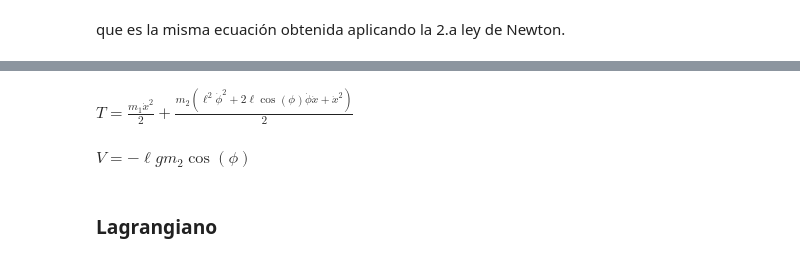
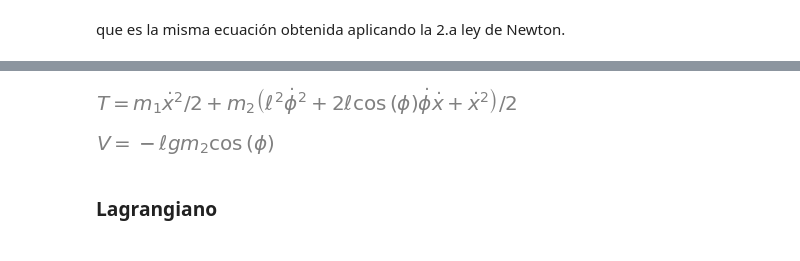
Before and after one commit to bettachini/MecanicaAnaliticaComputacional, a Jupyter notebook: 04EulerLagrange/eulerLagrangePéndulos.ipynb, the cells around one changed output, grey strips where cells are left out. Drawn from its saved outputs; the diff is of its cells as text; code cells hidden in the pictures.

```diff
--- a/04EulerLagrange/eulerLagrangePéndulos.ipynb
+++ b/04EulerLagrange/eulerLagrangePéndulos.ipynb
@@ -203,32 +201,32 @@ Lev Davidovich Landau, y E. M. Lifshitz. Mecánica. 2.a. Curso de física teóri
 ![](figuras/landauS52_fig2.png "Figura 2 del libro de Landau.")
 # %%
 # Defino los parámetros físicos del sistema
-m1, m2, g, l = sym.symbols('m_1, m_2, g, \ell', positive=True)
+pesa1_m, pesa2_m, g, cuerda_l = sym.symbols('m_1, m_2, g, \ell', positive=True)
 
 # Defino coordenadas generalizadas
 t = sym.symbols('t') # tiempo
 x, phi = mech.dynamicsymbols('x, phi')
 
 # posiciones
-m1_r = x* e.x
-m2_r = m1_r + l* (sym.cos(phi)* (-e.y) + sym.sin(phi)* (e.x)) # recordemos que tomamos y hacia arriba
+pesa1_r = x* e.x
+pesa2_r = pesa1_r + cuerda_l* (sym.cos(phi)* (-e.y) + sym.sin(phi)* (e.x)) # recordemos que tomamos y hacia arriba
 # %%
 # Energía cinética del sistema
-m1_T = energíaCinéticaPartícula(m1, m1_r, e)
-m2_T = energíaCinéticaPartícula(m2, m2_r, e)
-T_libre = sym.Eq(sym.Symbol('T'), m1_T+ m2_T ).simplify()
+pesa1_T = energíaCinéticaPartícula(pesa1_m, pesa1_r, e)
+pesa2_T = energíaCinéticaPartícula(pesa2_m, pesa2_r, e)
+T_libre = sym.Eq(sym.Symbol('T'), pesa1_T+ pesa2_T ).simplify()
 T_libre
 # %% [output]
-$\displaystyle T = \frac{m_{1} \dot{x}^{2}}{2} + \frac{m_{2} \left(\ell^{2} \dot{\phi}^{2} + 2 \ell \cos{\left(\phi \right)} \dot{\phi} \dot{x} + \dot{x}^{2}\right)}{2}$
+[figure, added]
 # %%
 # Energía potencial
 g_vector = g* (-e.y) # aceleración gravitatoria en -y versor
-m1_V = 0
-m2_V = energíaPotencialGravitatoria(m2, m2_r, g_vector)
-V_libre = sym.Eq(sym.Symbol('V'), (m1_V + m2_V ).simplify() )
+pesa1_V = 0
+pesa2_V = energíaPotencialGravitatoria(pesa2_m, pesa2_r, g_vector)
+V_libre = sym.Eq(sym.Symbol('V'), (pesa1_V + pesa2_V ).simplify() )
 V_libre
 # %% [output]
-$\displaystyle V = - \ell g m_{2} \cos{\left(\phi \right)}$
+[figure, added]
 # %% [markdown]
 ### Lagrangiano
 # %% [markdown]
```
Also changed, not shown: parts of 22 cells of this notebook, 4 other files.
